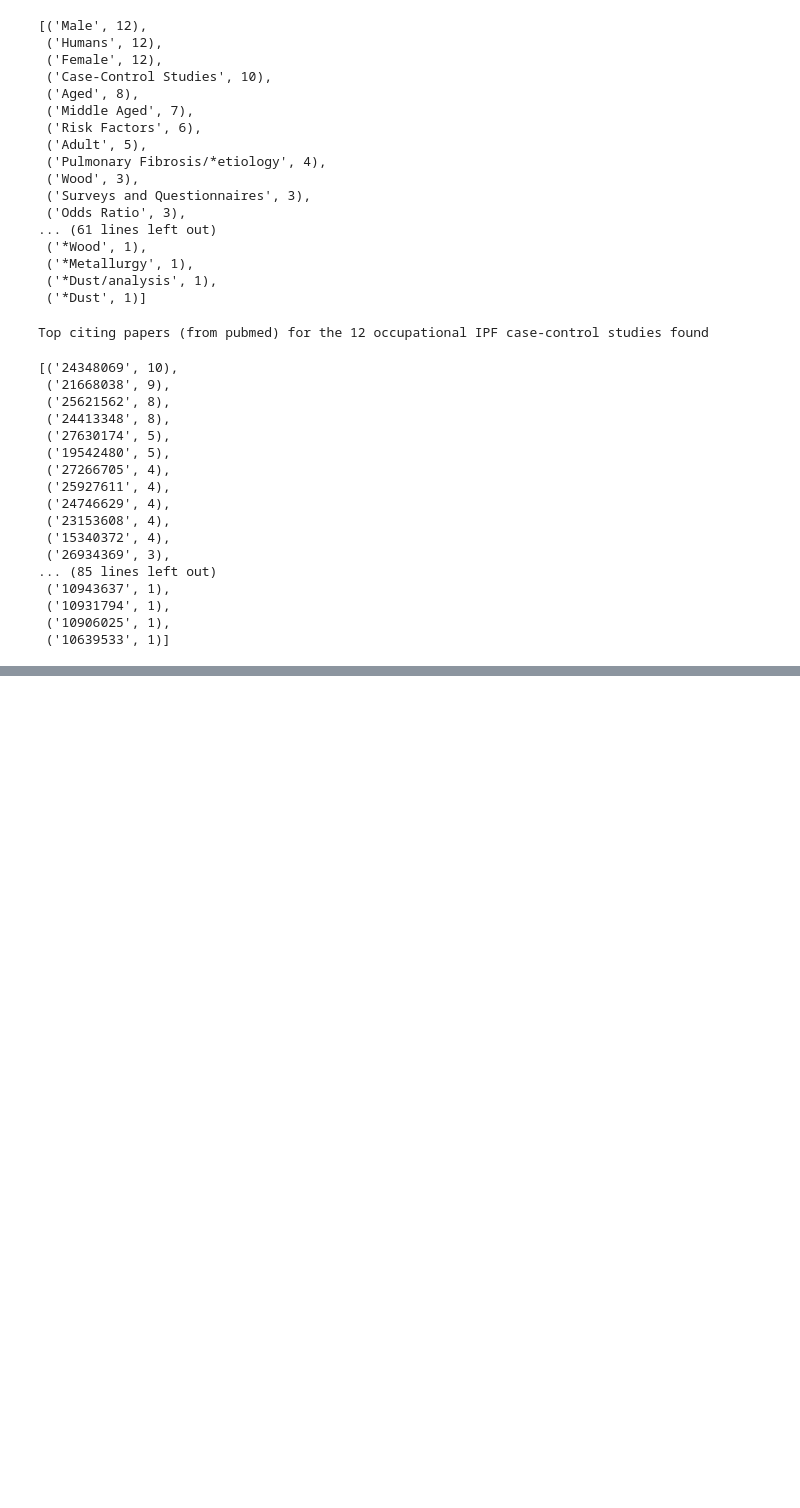
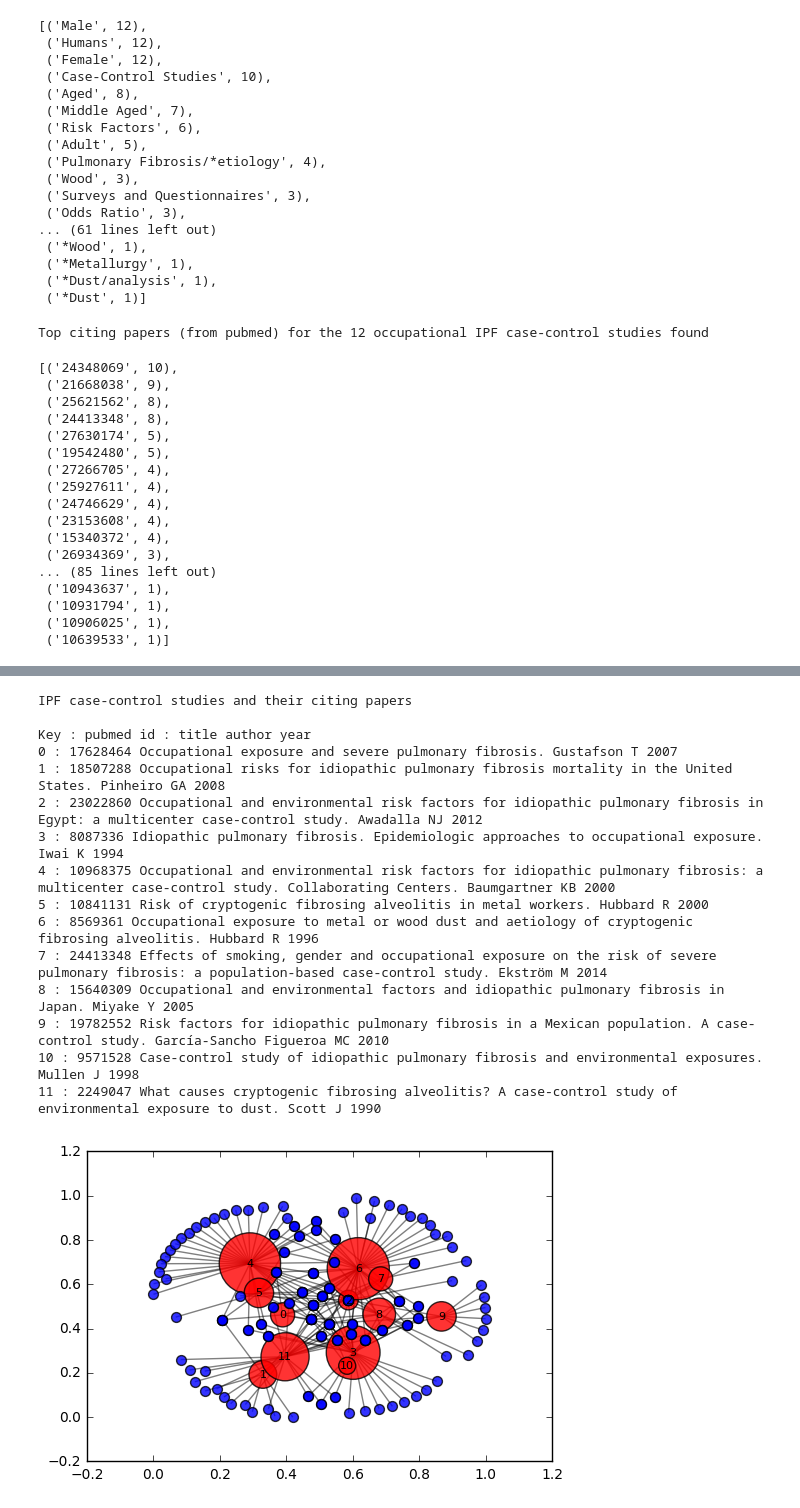
Before and after one commit to drcjar/litsearch, a Jupyter notebook: litsearch.ipynb, the cells around one changed output, grey strips where cells are left out. Drawn from its saved outputs; the diff is of its cells as text; code cells hidden in the pictures; blank space fills up the shorter version.

Commit message:
playing with networkx

```diff
--- a/litsearch.ipynb
+++ b/litsearch.ipynb
@@ -87,10 +88,9 @@ def get_chunked_pmids(term, chunksize=50):
 # %%
 def get_pubmed_summaries(pubmed_id):
     """
-    Use the Pubmed API to return the summary of a pubmed article
+    Use the Pubmed API to return a json summary of a list of pmid strings
     """
     Entrez.email = "carl.reynolds@imperial.ac.uk"
-    pubmed_id = ', '.join(map(str, pubmed_id))
     handle = Entrez.esummary(db='pubmed',
                              id=pubmed_id,
                              retmode='json',
@@ -177,9 +177,9 @@ def get_citation_information(pubmed_id):
 # %%
 def get_pmids_for_papers_citing(pubmed_id):
     """
-    Use the Pubmed API to return a list of pmids for a paper citing a particular pmid
-    Return list of pmids.
-    # https://www.ncbi.nlm.nih.gov/pmc/tools/cites-citedby/
+    Use the Pubmed API to return a list of pmids for a paper citing a *single pmid*
+    Return list of citing pmids.
+    see also https://www.ncbi.nlm.nih.gov/pmc/tools/cites-citedby/
     """
     Entrez.email = "carl.reynolds@imperial.ac.uk"
     handle = Entrez.elink(dbfrom="pubmed",
@@ -626,0 +671,55 @@ Top cited papers (from pubmed) for the 12 occupational IPF case-control studies
+# %%
+# G = nx.DiGraph(nx.from_dict_of_lists(citing))
+
+G = nx.from_dict_of_lists(citing)
+
+pos=nx.spring_layout(G)
+
+nx.draw_networkx_nodes(G,pos,
+                       nodelist=citing.keys(),
+                       node_color='r',
+                       node_size=[len(v) * 50 for v in citing.values()],
+                       alpha=0.8)
+
+nx.draw_networkx_nodes(G,pos,
+                       nodelist=[item for sublist in citing.values() for item in sublist],
+                       node_color='b',
+                       node_size=50,
+                       alpha=0.8)
+
+nx.draw_networkx_edges(G,pos,width=1.0,alpha=0.5)
+
+print ('IPF case-control studies and their citing papers\n')
+
+labels = {}
+
+for i, item in enumerate(citing):
+    labels[item] = i
+
+
+print ('Key : pubmed id : title author year')
+for i, item in enumerate(labels):
+    print(i,':', item, get_pubmed_summaries([item])[item]['title'],
+          get_pubmed_summaries([item])[item]['sortfirstauthor'],
+          get_pubmed_summaries([item])[item]['sortpubdate'][:4])
+
+nx.draw_networkx_labels(G,pos,labels,font_size=8)
+
+plt.savefig('PapersThatIPFCaseControlStudies.png')
+# %% [output]
+IPF case-control studies and their citing papers
+
+Key : pubmed id : title author year
+0 : 17628464 Occupational exposure and severe pulmonary fibrosis. Gustafson T 2007
+1 : 18507288 Occupational risks for idiopathic pulmonary fibrosis mortality in the United States. Pinheiro GA 2008
+2 : 23022860 Occupational and environmental risk factors for idiopathic pulmonary fibrosis in Egypt: a multicenter case-control study. Awadalla NJ 2012
+3 : 8087336 Idiopathic pulmonary fibrosis. Epidemiologic approaches to occupational exposure. Iwai K 1994
+4 : 10968375 Occupational and environmental risk factors for idiopathic pulmonary fibrosis: a multicenter case-control study. Collaborating Centers. Baumgartner KB 2000
+5 : 10841131 Risk of cryptogenic fibrosing alveolitis in metal workers. Hubbard R 2000
+6 : 8569361 Occupational exposure to metal or wood dust and aetiology of cryptogenic fibrosing alveolitis. Hubbard R 1996
+7 : 24413348 Effects of smoking, gender and occupational exposure on the risk of severe pulmonary fibrosis: a population-based case-control study. Ekström M 2014
+8 : 15640309 Occupational and environmental factors and idiopathic pulmonary fibrosis in Japan. Miyake Y 2005
+9 : 19782552 Risk factors for idiopathic pulmonary fibrosis in a Mexican population. A case-control study. García-Sancho Figueroa MC 2010
+10 : 9571528 Case-control study of idiopathic pulmonary fibrosis and environmental exposures. Mullen J 1998
+11 : 2249047 What causes cryptogenic fibrosing alveolitis? A case-control study of environmental exposure to dust. Scott J 1990
+[figure, added]
```
Also changed, not shown: parts of 14 cells of this notebook, 6 other files.
